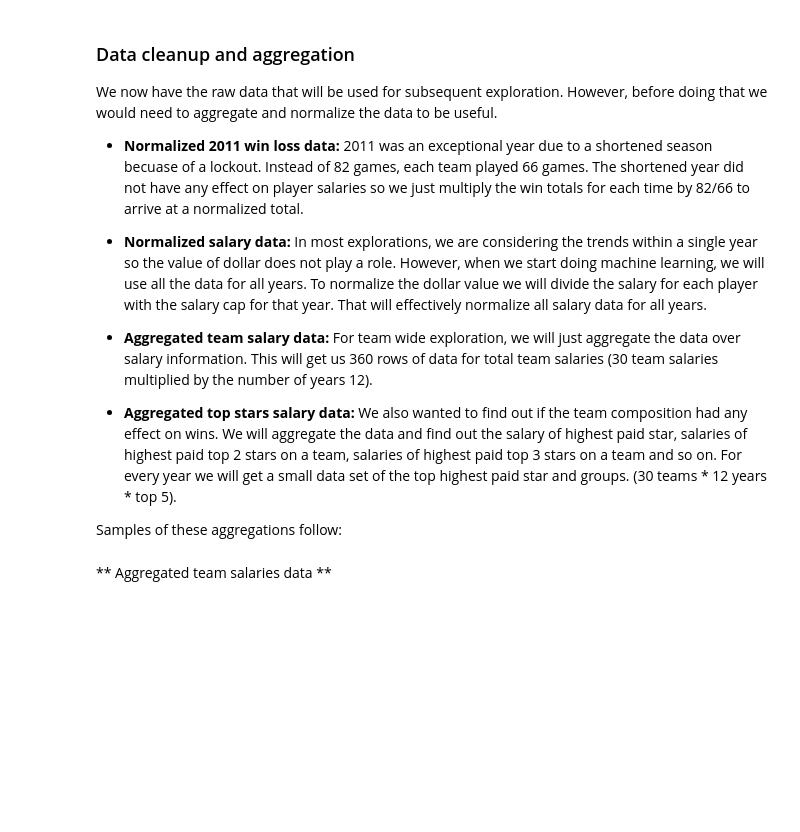
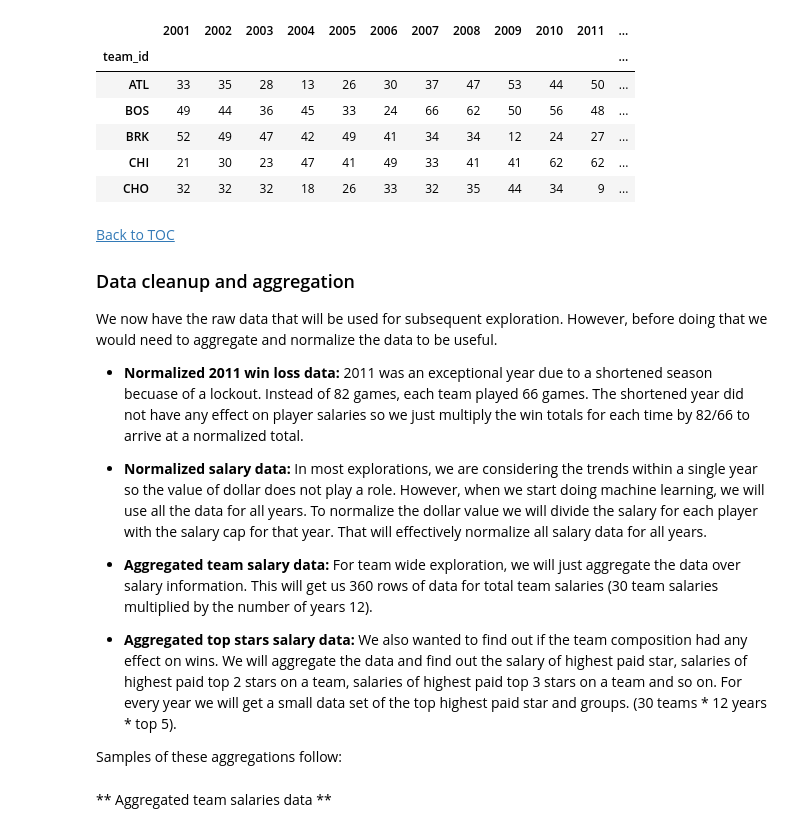
Before and after one commit to noorzaman/bb_finances, a Jupyter notebook: zaman_nurul.ipynb, the cells around one changed output. Cells and saved outputs as stored; diff of their text form; code cells hidden in the pictures; blank space fills up the shorter version.

```diff
--- a/zaman_nurul.ipynb
+++ b/zaman_nurul.ipynb
@@ -68,5 +88,18 @@ BRK        49    44    38    21    20
+# %%
+get_win_loss_df().head()
+# %% [output]
+|  | 2001 | 2002 | 2003 | 2004 | 2005 | 2006 | 2007 | 2008 | 2009 | 2010 | 2011 | ... |
+| team_id |  |  |  |  |  |  |  |  |  |  |  | ... |
+| ATL | 33 | 35 | 28 | 13 | 26 | 30 | 37 | 47 | 53 | 44 | 50 | ... |
+| BOS | 49 | 44 | 36 | 45 | 33 | 24 | 66 | 62 | 50 | 56 | 48 | ... |
+| BRK | 52 | 49 | 47 | 42 | 49 | 41 | 34 | 34 | 12 | 24 | 27 | ... |
+| CHI | 21 | 30 | 23 | 47 | 41 | 49 | 33 | 41 | 41 | 62 | 62 | ... |
+| CHO | 32 | 32 | 32 | 18 | 26 | 33 | 32 | 35 | 44 | 34 | 9 | ... |
 # %% [markdown]
+[Back to TOC](#Table-of-contents)
+<a id='data-cleanup'></a>
 ### Data cleanup and aggregation
+
 We now have the raw data that will be used for subsequent exploration. However, before doing that we would need to aggregate and normalize the data to be useful.
 
 - **Normalized 2011 win loss data:** 2011 was an exceptional year due to a shortened season becuase of a lockout. Instead of 82 games, each team played 66 games. The shortened year did not have any effect on player salaries so we just multiply the win totals for each time by 82/66 to arrive at a normalized total.
```
Also changed, not shown: parts of 14 cells of this notebook.
